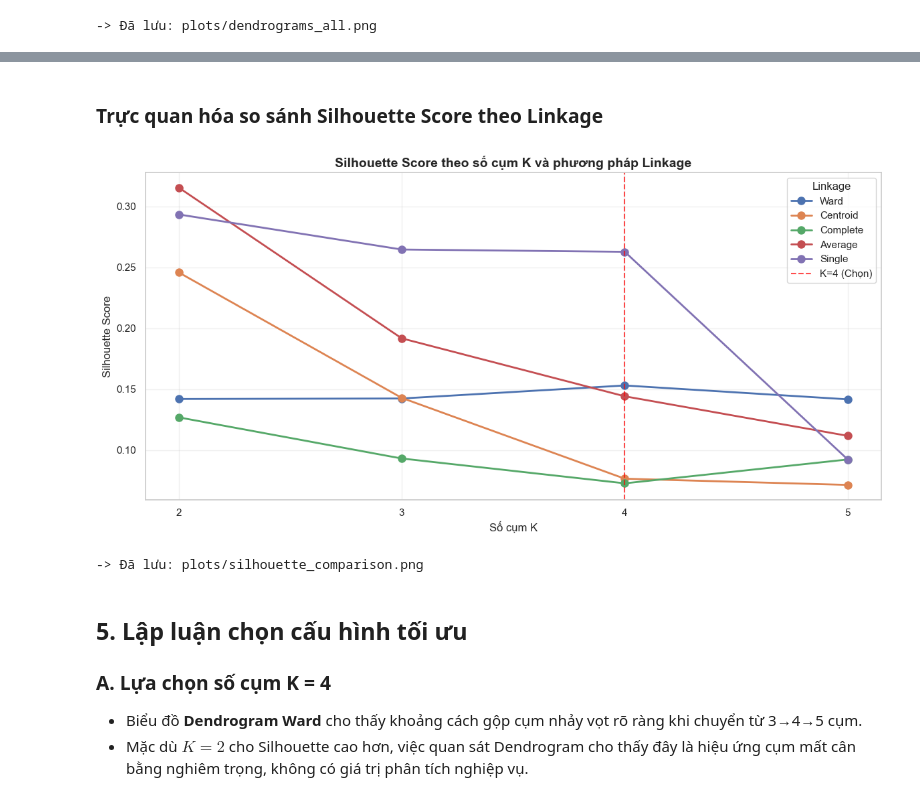
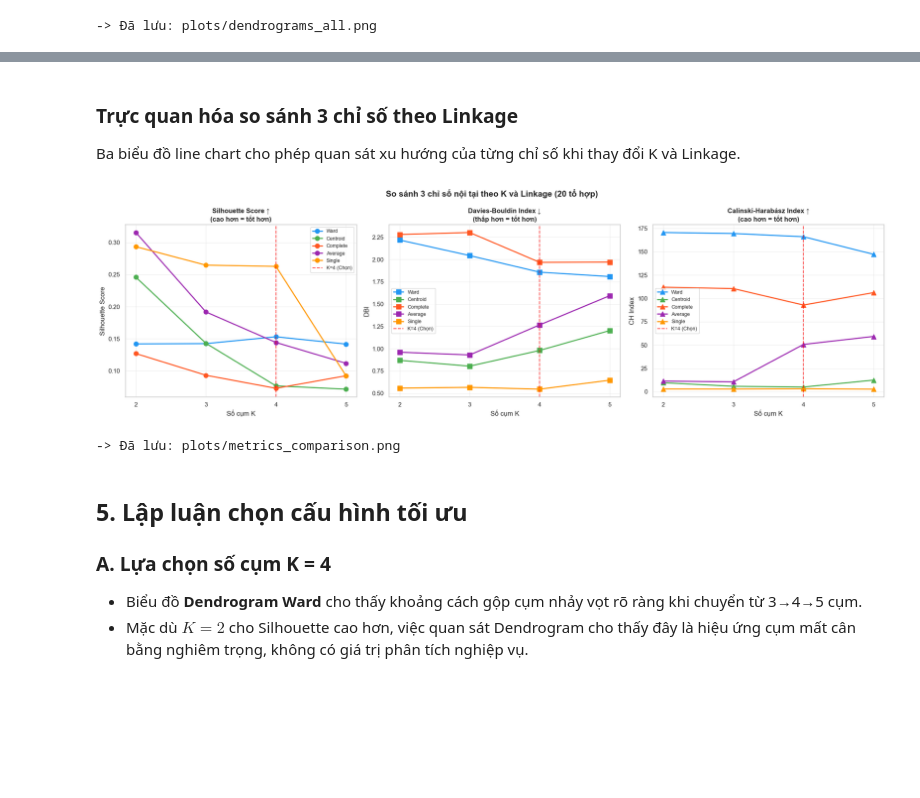
Before and after one commit to itsanhkhoi12/UTH-MACHINE-LEARNING-ASSIGNMENTS-GR02, a Jupyter notebook: practice_3/03-train-hierarchical-clustering.ipynb, the cells around one changed output, grey strips where cells are left out. Cells and saved outputs as stored; diff of their text form; code cells hidden in the pictures; blank space fills up the shorter version.

```diff
--- a/practice_3/03-train-hierarchical-clustering.ipynb
+++ b/practice_3/03-train-hierarchical-clustering.ipynb
@@ -264,26 +282,69 @@ df_scores_sorted
 # %% [markdown]
-### Trực quan hóa so sánh Silhouette Score theo Linkage
+### Trực quan hóa so sánh 3 chỉ số theo Linkage
+
+Ba biểu đồ line chart cho phép quan sát xu hướng của từng chỉ số khi thay đổi K và Linkage.
 # %%
-fig, ax = plt.subplots(figsize=(12, 6))
+fig, axes = plt.subplots(1, 3, figsize=(20, 6))
+fig.suptitle('So sánh 3 chỉ số nội tại theo K và Linkage (20 tổ hợp)', fontsize=15, fontweight='bold')
+
+colors = {
+    'ward':     '#2196F3',
+    'centroid': '#4CAF50',
+    'complete': '#FF5722',
+    'average':  '#9C27B0',
+    'single':   '#FF9800'
+}
+
+# ── Subplot 1: Silhouette (cao hơn = tốt hơn) ─────────────────────────────
 for linkage in linkages:
-    subset = df_scores[df_scores['Linkage'] == linkage]
-    ax.plot(subset['K (Số cụm)'], subset['Silhouette Score'],
-            marker='o', linewidth=2, markersize=8, label=linkage.capitalize())
+    sub = df_scores[df_scores['Linkage'] == linkage]
+    axes[0].plot(sub['K'], sub['Silhouette ↑'],
+                 marker='o', linewidth=2, markersize=8,
+                 color=colors[linkage], label=linkage.capitalize())
+axes[0].axvline(x=4, color='red', linestyle='--', alpha=0.7, label='K=4 (Chọn)')
+axes[0].set_title('Silhouette Score ↑\n(cao hơn = tốt hơn)', fontsize=12, fontweight='bold')
+axes[0].set_xlabel('Số cụm K')
+axes[0].set_ylabel('Silhouette Score')
+axes[0].set_xticks([2, 3, 4, 5])
+axes[0].legend(fontsize=9)
+axes[0].grid(True, alpha=0.3)
 
-ax.axvline(x=4, color='red', linestyle='--', alpha=0.7, label='K=4 (Chọn)')
-ax.set_title('Silhouette Score theo số cụm K và phương pháp Linkage', fontsize=14, fontweight='bold')
-ax.set_xlabel('Số cụm K', fontsize=12)
-ax.set_ylabel('Silhouette Score', fontsize=12)
-ax.set_xticks([2, 3, 4, 5])
-ax.legend(title='Linkage', fontsize=11)
-ax.grid(True, alpha=0.3)
+# ── Subplot 2: Davies-Bouldin (thấp hơn = tốt hơn) ───────────────────────
+for linkage in linkages:
+    sub = df_scores[df_scores['Linkage'] == linkage]
+    axes[1].plot(sub['K'], sub['Davies-Bouldin ↓'],
+                 marker='s', linewidth=2, markersize=8,
+                 color=colors[linkage], label=linkage.capitalize())
+axes[1].axvline(x=4, color='red', linestyle='--', alpha=0.7, label='K=4 (Chọn)')
+axes[1].set_title('Davies-Bouldin Index ↓\n(thấp hơn = tốt hơn)', fontsize=12, fontweight='bold')
+axes[1].set_xlabel('Số cụm K')
+axes[1].set_ylabel('DBI')
+axes[1].set_xticks([2, 3, 4, 5])
+axes[1].legend(fontsize=9)
+axes[1].grid(True, alpha=0.3)
+
+# ── Subplot 3: Calinski-Harabász (cao hơn = tốt hơn) ─────────────────────
+for linkage in linkages:
+    sub = df_scores[df_scores['Linkage'] == linkage]
+    axes[2].plot(sub['K'], sub['Calinski-Harabász ↑'],
+                 marker='^', linewidth=2, markersize=8,
+                 color=colors[linkage], label=linkage.capitalize())
+axes[2].axvline(x=4, color='red', linestyle='--', alpha=0.7, label='K=4 (Chọn)')
+axes[2].set_title('Calinski-Harabász Index ↑\n(cao hơn = tốt hơn)', fontsize=12, fontweight='bold')
+axes[2].set_xlabel('Số cụm K')
+axes[2].set_ylabel('CH Index')
+axes[2].set_xticks([2, 3, 4, 5])
+axes[2].legend(fontsize=9)
+axes[2].grid(True, alpha=0.3)
+
 plt.tight_layout()
-plt.savefig(os.path.join(PLOTS_DIR, 'silhouette_comparison.png'), dpi=200)
+PLOTS_DIR = os.path.join(WORK_DIR, 'plots')
+plt.savefig(os.path.join(PLOTS_DIR, 'metrics_comparison.png'), dpi=200, bbox_inches='tight')
 plt.show()
-print("-> Đã lưu: plots/silhouette_comparison.png")
+print("-> Đã lưu: plots/metrics_comparison.png")
 # %% [output]
-[figure, old version]
+[figure, new version]
--> Đã lưu: plots/silhouette_comparison.png
+-> Đã lưu: plots/metrics_comparison.png
 # %% [markdown]
 ## 5. Lập luận chọn cấu hình tối ưu
 
```
Also changed, not shown: parts of 4 cells of this notebook.
